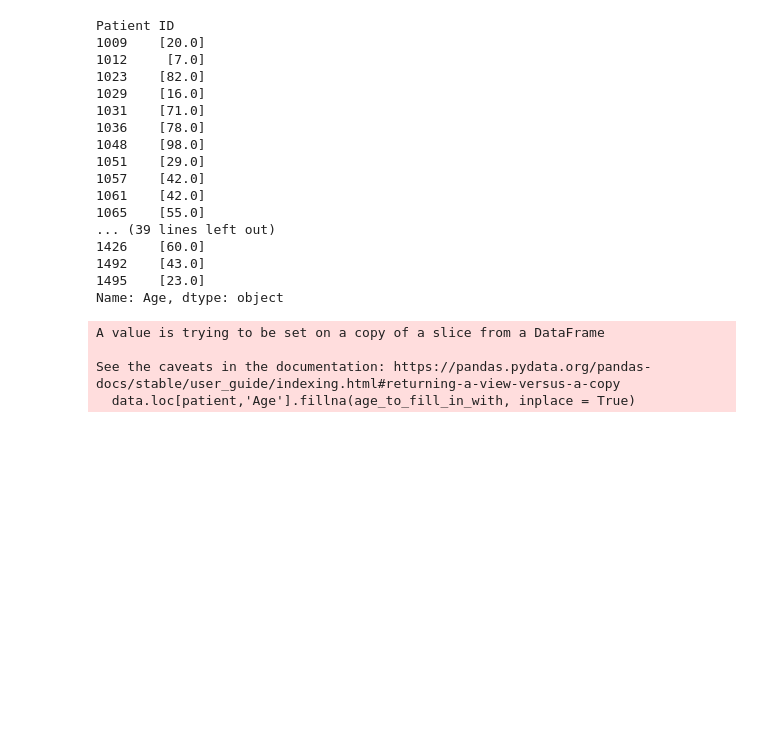
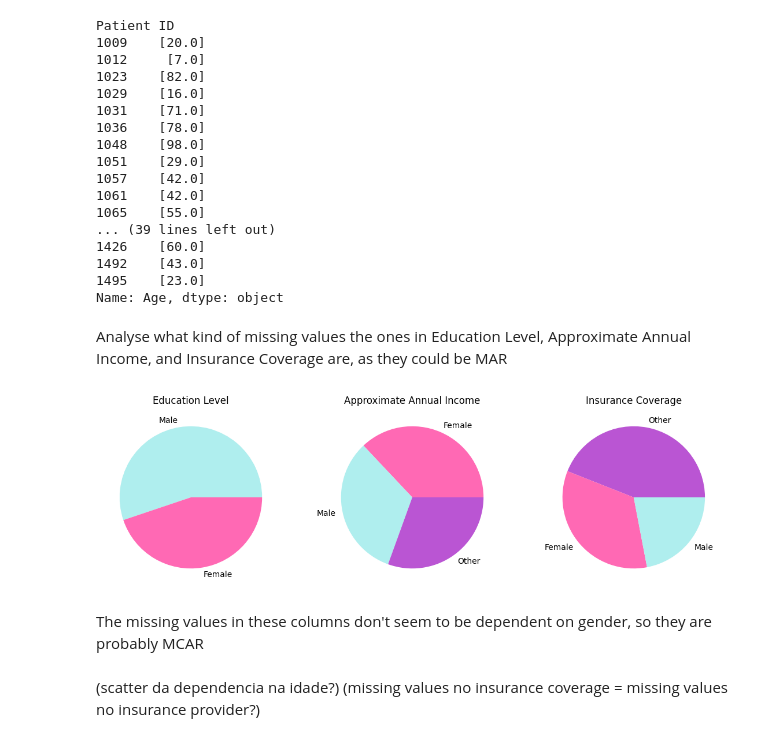
Before and after one commit to amdbsilva/pre-processing, a Jupyter notebook: projeto de datapreprocessing.ipynb, the cells around one changed output. Saved outputs shown, nothing was run; the diff lists cells and outputs as text; code cells hidden in the pictures; blank space fills up the shorter version.

```diff
--- a/projeto de datapreprocessing.ipynb
+++ b/projeto de datapreprocessing.ipynb
@@ -60,11 +62,29 @@ Patient ID
 1495    [23.0]
 Name: Age, dtype: object
 # %%
+data.reset_index(inplace=True)
 for patient in patients_with_nan_age:
-   age_to_fill_in_with = data.loc[patient, 'Age']
-   data.loc[patient,'Age'].fillna(age_to_fill_in_with, inplace = True)
+   age_to_fill_in_with = float(ages_of_patients.loc[patient])
+   data.loc[data['Patient ID']==patient, 'Age']=data.loc[data['Patient ID']==patient]['Age'].fillna(age_to_fill_in_with)
+data.set_index('Patient ID', inplace=True)
-# %% [output]
-A value is trying to be set on a copy of a slice from a DataFrame
-
-See the caveats in the documentation: https://pandas.pydata.org/pandas-docs/stable/user_guide/indexing.html#returning-a-view-versus-a-copy
-  data.loc[patient,'Age'].fillna(age_to_fill_in_with, inplace = True)
+# %% [markdown]
+Analyse what kind of missing values the ones in Education Level, Approximate Annual Income, and Insurance Coverage are, as they could be MAR
+# %%
+na_analysis = data[['Gender', 'Education Level', 'Approximate Annual Income', 'Insurance Coverage']].fillna('Empty')
+fig, (ax1,ax2,ax3) = plt.subplots(1,3, figsize=(14,4))
+pie_colors = {'Male': 'paleturquoise', 'Female': 'hotpink', 'Other': 'mediumorchid'}
+
+for i in range(3):
+    ax = [ax1,ax2,ax3][i]
+    col = ['Education Level', 'Approximate Annual Income', 'Insurance Coverage'][i]
+    pie_data = na_analysis[na_analysis[col]=='Empty']['Gender'].value_counts().reset_index()
+    colors = [pie_colors[label] for label in pie_data['Gender']]
+    ax.pie(pie_data.iloc[:,1], labels=pie_data.iloc[:,0], colors=colors)
+    ax.set_title(col)
+plt.show()
+# %% [output]
+[figure, added]
+# %% [markdown]
+The missing values in these columns don't seem to be dependent on gender, so they are probably MCAR
+# %% [markdown]
+(scatter da dependencia na idade?) (missing values no insurance coverage = missing values no insurance provider?)
```
Also changed, not shown: parts of 4 cells of this notebook.
